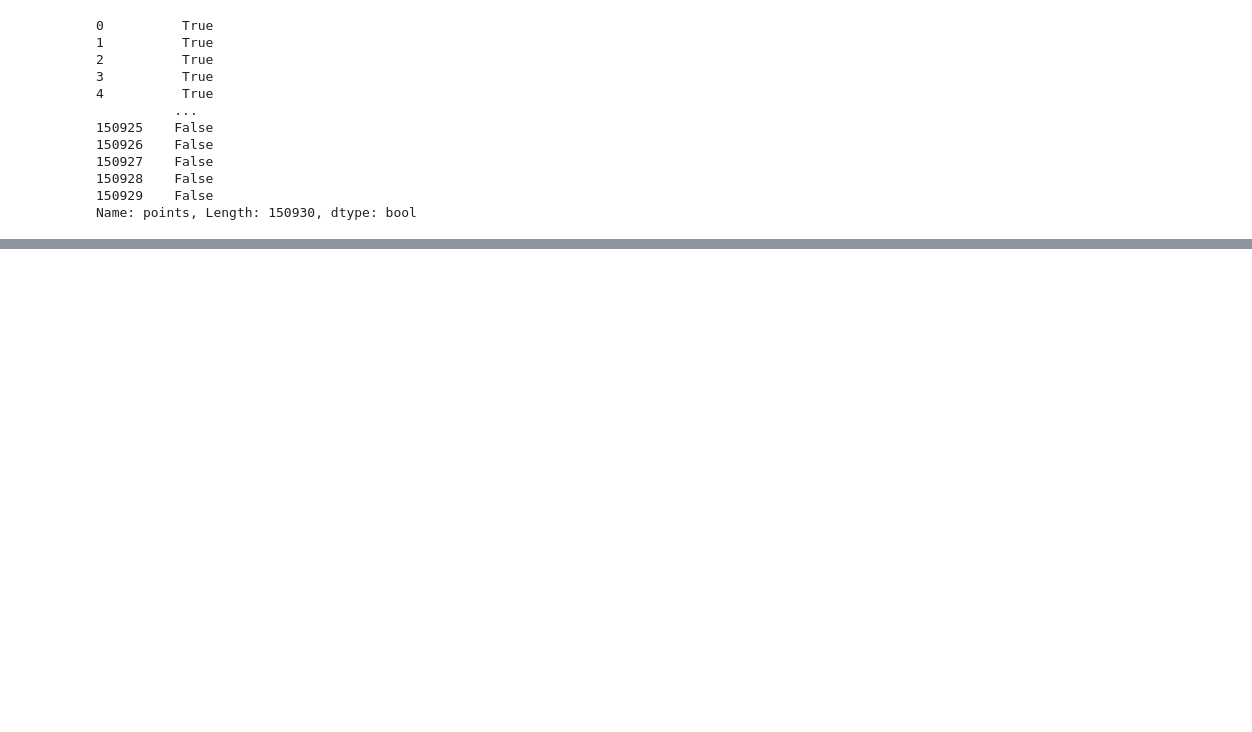
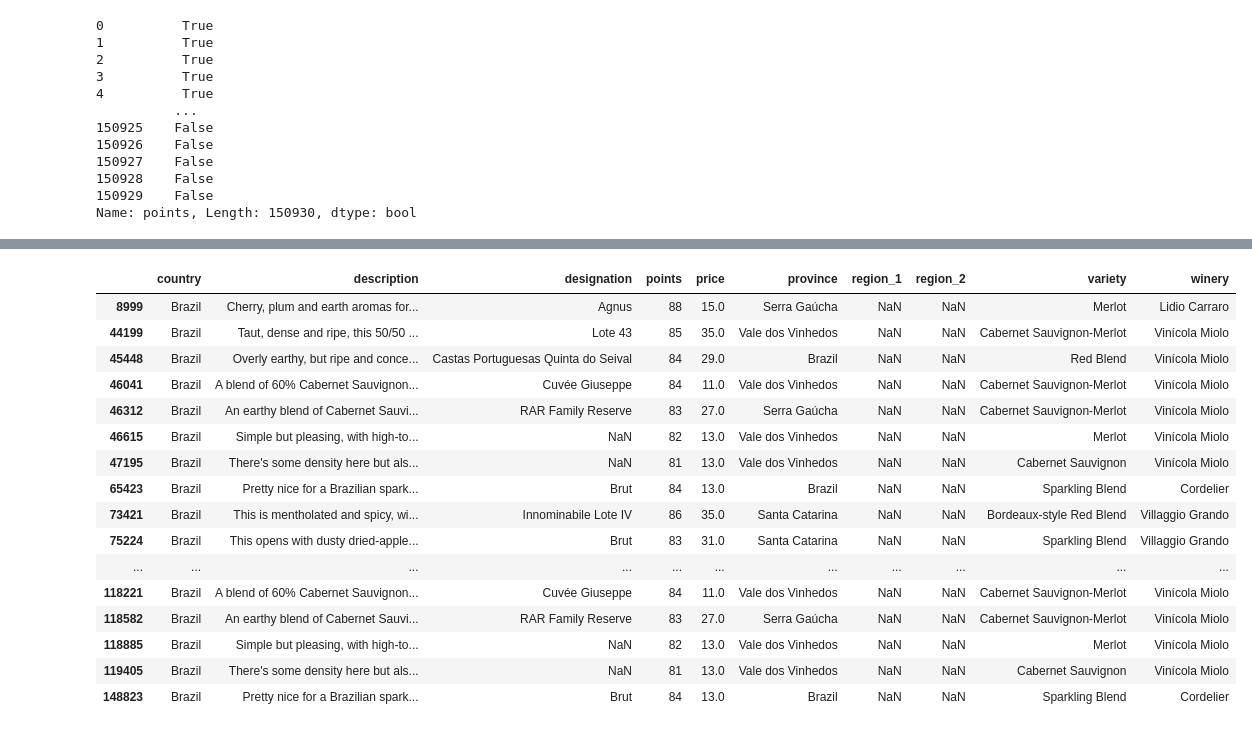
Before and after one commit to diegocarloni/prog_db_aula_06, a Jupyter notebook: aula_06.ipynb, the cells around one changed output, grey strips where cells are left out. Saved outputs shown, nothing was run; the diff lists cells and outputs as text; code cells hidden in the pictures; blank space fills up the shorter version.

```diff
--- a/aula_06.ipynb
+++ b/aula_06.ipynb
@@ -215,0 +250,20 @@ Name: points, Length: 150930, dtype: bool
+# %%
+avaliacao_vinhos.loc[avaliacao_vinhos.country.isin(['Brazil','Uruguai'])]
+# %% [output]
+|  | country | description | designation | points | price | province | region_1 | region_2 | variety | winery |
+| 8999 | Brazil | Cherry, plum and earth aromas for... | Agnus | 88 | 15.0 | Serra Gaúcha | NaN | NaN | Merlot | Lidio Carraro |
+| 44199 | Brazil | Taut, dense and ripe, this 50/50 ... | Lote 43 | 85 | 35.0 | Vale dos Vinhedos | NaN | NaN | Cabernet Sauvignon-Merlot | Vinícola Miolo |
+| 45448 | Brazil | Overly earthy, but ripe and conce... | Castas Portuguesas Quinta do Seival | 84 | 29.0 | Brazil | NaN | NaN | Red Blend | Vinícola Miolo |
+| 46041 | Brazil | A blend of 60% Cabernet Sauvignon... | Cuvée Giuseppe | 84 | 11.0 | Vale dos Vinhedos | NaN | NaN | Cabernet Sauvignon-Merlot | Vinícola Miolo |
+| 46312 | Brazil | An earthy blend of Cabernet Sauvi... | RAR Family Reserve | 83 | 27.0 | Serra Gaúcha | NaN | NaN | Cabernet Sauvignon-Merlot | Vinícola Miolo |
+| 46615 | Brazil | Simple but pleasing, with high-to... | NaN | 82 | 13.0 | Vale dos Vinhedos | NaN | NaN | Merlot | Vinícola Miolo |
+| 47195 | Brazil | There's some density here but als... | NaN | 81 | 13.0 | Vale dos Vinhedos | NaN | NaN | Cabernet Sauvignon | Vinícola Miolo |
+| 65423 | Brazil | Pretty nice for a Brazilian spark... | Brut | 84 | 13.0 | Brazil | NaN | NaN | Sparkling Blend | Cordelier |
+| 73421 | Brazil | This is mentholated and spicy, wi... | Innominabile Lote IV | 86 | 35.0 | Santa Catarina | NaN | NaN | Bordeaux-style Red Blend | Villaggio Grando |
+| 75224 | Brazil | This opens with dusty dried-apple... | Brut | 83 | 31.0 | Santa Catarina | NaN | NaN | Sparkling Blend | Villaggio Grando |
+| ... | ... | ... | ... | ... | ... | ... | ... | ... | ... | ... |
+| 118221 | Brazil | A blend of 60% Cabernet Sauvignon... | Cuvée Giuseppe | 84 | 11.0 | Vale dos Vinhedos | NaN | NaN | Cabernet Sauvignon-Merlot | Vinícola Miolo |
+| 118582 | Brazil | An earthy blend of Cabernet Sauvi... | RAR Family Reserve | 83 | 27.0 | Serra Gaúcha | NaN | NaN | Cabernet Sauvignon-Merlot | Vinícola Miolo |
+| 118885 | Brazil | Simple but pleasing, with high-to... | NaN | 82 | 13.0 | Vale dos Vinhedos | NaN | NaN | Merlot | Vinícola Miolo |
+| 119405 | Brazil | There's some density here but als... | NaN | 81 | 13.0 | Vale dos Vinhedos | NaN | NaN | Cabernet Sauvignon | Vinícola Miolo |
+| 148823 | Brazil | Pretty nice for a Brazilian spark... | Brut | 84 | 13.0 | Brazil | NaN | NaN | Sparkling Blend | Cordelier |
```
Also changed, not shown: parts of 43 cells of this notebook.
